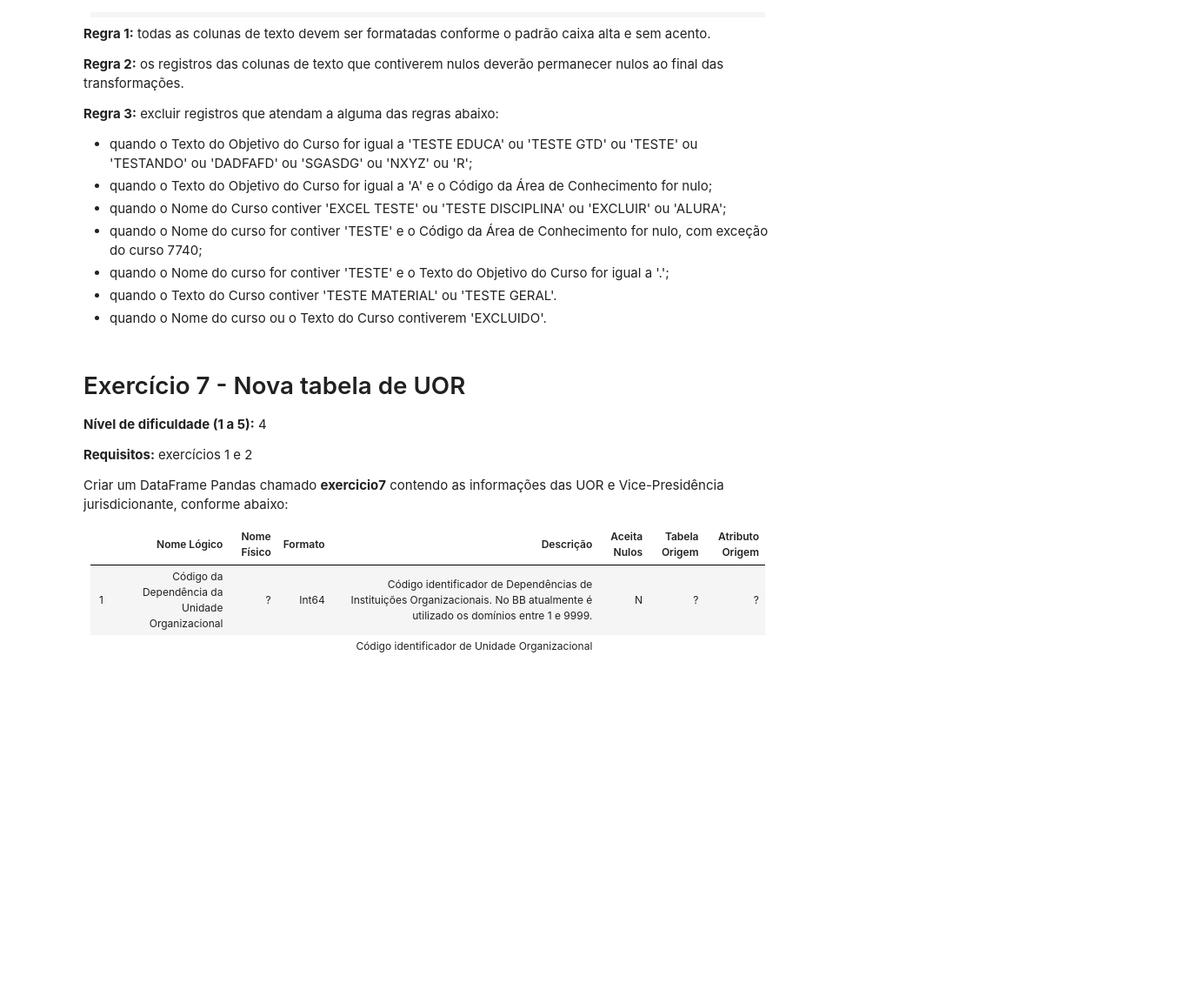
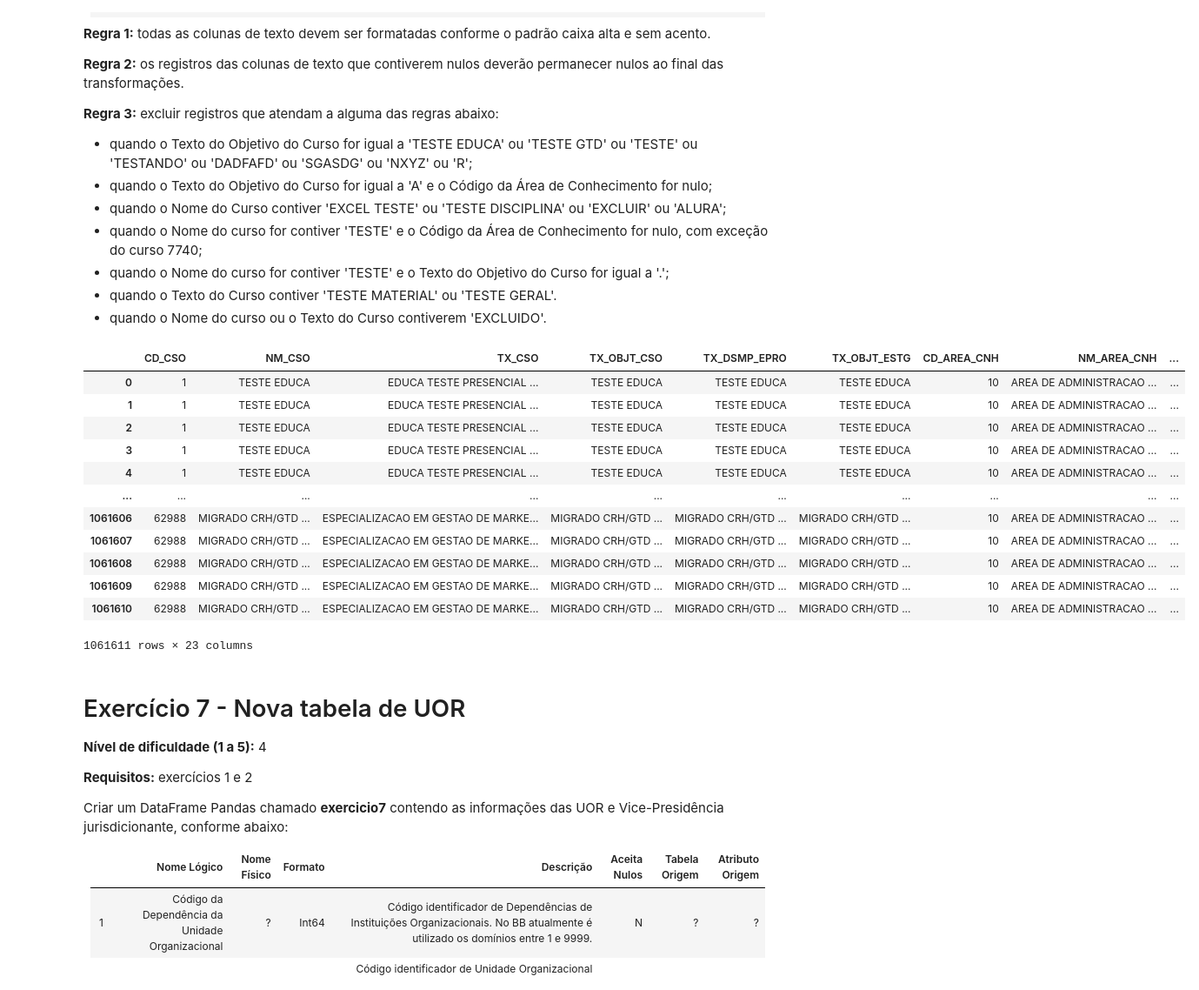
Before and after one commit to AllexRocha/desafio_engdedados, a Jupyter notebook: F0429482_engenharia.ipynb, the cells around one changed output. Shown: that part at 87% size. Cells and saved outputs as stored; diff of their text form; code cells hidden in the pictures; blank space fills up the shorter version.

```diff
--- a/F0429482_engenharia.ipynb
+++ b/F0429482_engenharia.ipynb
@@ -636,0 +692,9 @@ Criar um DataFrame Pandas chamado <b>exercicio6</b> contendo o catálodo de curs
+# %%
+# Realizando o inner join
+exercicio6 = pd.merge(exercicio6, exercicio6_aux1, left_on='CD_CNH_CSO', right_on='CD_CNH', how='left')
+exercicio6 = pd.merge(exercicio6, exercicio6_aux2, left_on='CD_AREA_CNH', right_on='CD_AREA_CNH', how='left')
+exercicio6 = pd.merge(exercicio6, exercicio6_aux3, left_on='CD_CSO', right_on='Código Educa', how='left')
+exercicio6 = pd.merge(exercicio6, exercicio6_aux4, left_on='CD_AREA_CNH', right_on='CD_AREA_CNH', how='left')
+exercicio6 = pd.merge(exercicio6, exercicio6_aux5, left_on='CD_TIP_FRMC_SUPR', right_on='CD_TIP_FRMC_SUPR', how='left')
+# %%
+exercicio6['IN_TRLA_ESTG'] = exercicio6['Etapa'].apply(lambda x: 'S' if pd.notna(x) else 'N')
@@ -636,0 +730,4 @@ Criar um DataFrame Pandas chamado <b>exercicio6</b> contendo o catálodo de curs
+# %%
+exercicio6 = exercicio6[['CD_CSO', 'NM_CSO', 'TX_CSO', 'TX_OBJT_CSO', 'TX_DSMP_EPRO', 'TX_OBJT_ESTG', 'CD_AREA_CNH', 'NM_AREA_CNH',
+                     'CD_SUB_AREA_CNH', 'NM_SUB_AREA_CNH', 'CD_CNH_CSO', 'NM_CNH', 'CGHR_CSO', 'CD_TIP_FRMC_SUPR',
+                     'TX_TIP_FRMC_SUPR', 'CD_MDLD_CSO', 'CD_NVL_CSO', 'CD_NTZ_CSO', 'CD_TIP_OGM_CSO', 'CD_TIP_PBCO', 'IN_VGC_CSO', 'IN_TRLA_ESTG', 'Etapa']]
@@ -637,3 +748,42 @@ Criar um DataFrame Pandas chamado <b>exercicio6</b> contendo o catálodo de curs
+# %%
+exercicio6['CD_CSO'] = exercicio6['CD_CSO'].astype('Int64')
+exercicio6['NM_CSO'] = exercicio6['NM_CSO'].astype('object')
+exercicio6['NM_CSO'] = exercicio6['TX_OBJT_CSO'].astype('object')
+exercicio6['NM_CSO'] = exercicio6['TX_DSMP_EPRO'].astype('object')
+exercicio6['NM_CSO'] = exercicio6['TX_OBJT_ESTG'].astype('object')
+exercicio6['CD_AREA_CNH'] = exercicio6['CD_AREA_CNH'].astype('Int64')
+exercicio6['NM_AREA_CNH'] = exercicio6['NM_AREA_CNH'].astype('object')
+exercicio6['CD_SUB_AREA_CNH'] = exercicio6['CD_SUB_AREA_CNH'].astype('Int64')
+exercicio6['NM_SUB_AREA_CNH'] = exercicio6['NM_SUB_AREA_CNH'].astype('object')
+exercicio6['CD_CNH_CSO'] = exercicio6['CD_CNH_CSO'].astype('Int64')
+exercicio6['NM_CNH'] = exercicio6['NM_CNH'].astype('object')
+exercicio6['CGHR_CSO'] = exercicio6['CGHR_CSO'].astype('Int64')
+exercicio6['CD_TIP_FRMC_SUPR'] = exercicio6['CD_TIP_FRMC_SUPR'].astype('Int64')
+exercicio6['TX_TIP_FRMC_SUPR'] = exercicio6['TX_TIP_FRMC_SUPR'].astype('object')
+exercicio6['CD_MDLD_CSO'] = exercicio6['CD_MDLD_CSO'].astype('Int64')
+exercicio6['CD_NVL_CSO'] = exercicio6['CD_NVL_CSO'].astype('Int64')
+exercicio6['CD_NTZ_CSO'] = exercicio6['CD_NTZ_CSO'].astype('Int64')
+exercicio6['CD_TIP_OGM_CSO'] = exercicio6['CD_TIP_OGM_CSO'].astype('Int64')
+exercicio6['CD_TIP_PBCO'] = exercicio6['CD_TIP_PBCO'].astype('Int64')
+exercicio6['IN_VGC_CSO'] = exercicio6['IN_VGC_CSO'].astype('object')
+exercicio6['IN_TRLA_ESTG'] = exercicio6['IN_TRLA_ESTG'].astype('object')
+exercicio6['Etapa'] = exercicio6['Etapa'].astype('object')
+# %%
+exercicio6
+# %% [output]
+|  | CD_CSO | NM_CSO | TX_CSO | TX_OBJT_CSO | TX_DSMP_EPRO | TX_OBJT_ESTG | CD_AREA_CNH | NM_AREA_CNH | ... |
+| 0 | 1 | TESTE EDUCA | EDUCA TESTE PRESENCIAL ... | TESTE EDUCA | TESTE EDUCA | TESTE EDUCA | 10 | AREA DE ADMINISTRACAO ... | ... |
+| 1 | 1 | TESTE EDUCA | EDUCA TESTE PRESENCIAL ... | TESTE EDUCA | TESTE EDUCA | TESTE EDUCA | 10 | AREA DE ADMINISTRACAO ... | ... |
+| 2 | 1 | TESTE EDUCA | EDUCA TESTE PRESENCIAL ... | TESTE EDUCA | TESTE EDUCA | TESTE EDUCA | 10 | AREA DE ADMINISTRACAO ... | ... |
+| 3 | 1 | TESTE EDUCA | EDUCA TESTE PRESENCIAL ... | TESTE EDUCA | TESTE EDUCA | TESTE EDUCA | 10 | AREA DE ADMINISTRACAO ... | ... |
+| 4 | 1 | TESTE EDUCA | EDUCA TESTE PRESENCIAL ... | TESTE EDUCA | TESTE EDUCA | TESTE EDUCA | 10 | AREA DE ADMINISTRACAO ... | ... |
+| ... | ... | ... | ... | ... | ... | ... | ... | ... | ... |
+| 1061606 | 62988 | MIGRADO CRH/GTD ... | ESPECIALIZACAO EM GESTAO DE MARKE... | MIGRADO CRH/GTD ... | MIGRADO CRH/GTD ... | MIGRADO CRH/GTD ... | 10 | AREA DE ADMINISTRACAO ... | ... |
+| 1061607 | 62988 | MIGRADO CRH/GTD ... | ESPECIALIZACAO EM GESTAO DE MARKE... | MIGRADO CRH/GTD ... | MIGRADO CRH/GTD ... | MIGRADO CRH/GTD ... | 10 | AREA DE ADMINISTRACAO ... | ... |
+| 1061608 | 62988 | MIGRADO CRH/GTD ... | ESPECIALIZACAO EM GESTAO DE MARKE... | MIGRADO CRH/GTD ... | MIGRADO CRH/GTD ... | MIGRADO CRH/GTD ... | 10 | AREA DE ADMINISTRACAO ... | ... |
+| 1061609 | 62988 | MIGRADO CRH/GTD ... | ESPECIALIZACAO EM GESTAO DE MARKE... | MIGRADO CRH/GTD ... | MIGRADO CRH/GTD ... | MIGRADO CRH/GTD ... | 10 | AREA DE ADMINISTRACAO ... | ... |
+| 1061610 | 62988 | MIGRADO CRH/GTD ... | ESPECIALIZACAO EM GESTAO DE MARKE... | MIGRADO CRH/GTD ... | MIGRADO CRH/GTD ... | MIGRADO CRH/GTD ... | 10 | AREA DE ADMINISTRACAO ... | ... |
+1061611 rows × 23 columns
 # %% [markdown]
 # Exercício 7 - Nova tabela de UOR
 
```
Also changed, not shown: parts of 36 cells of this notebook.
